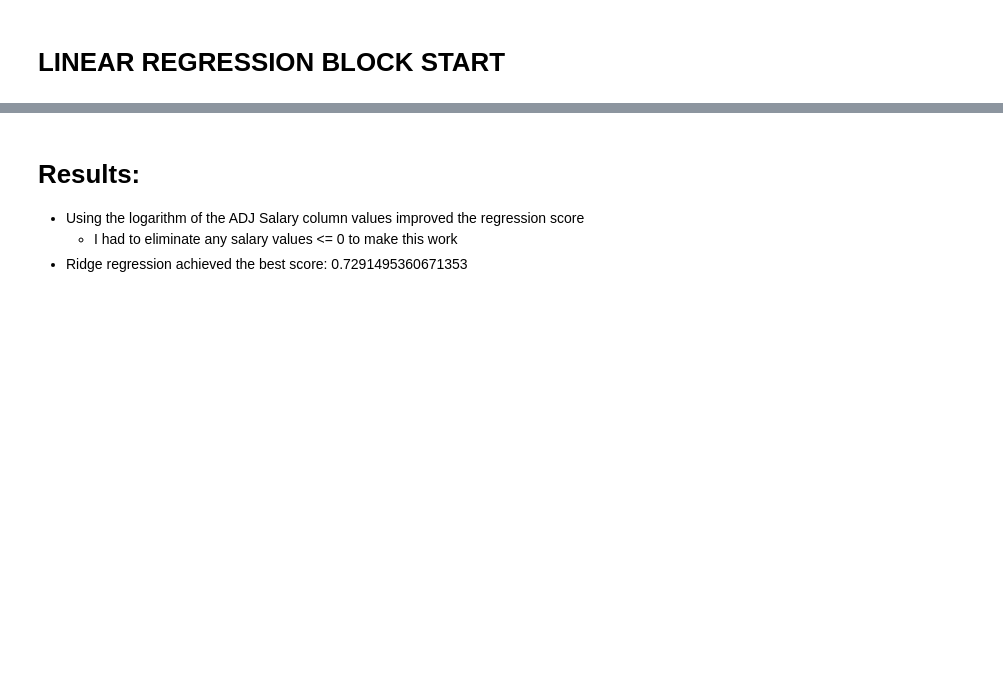
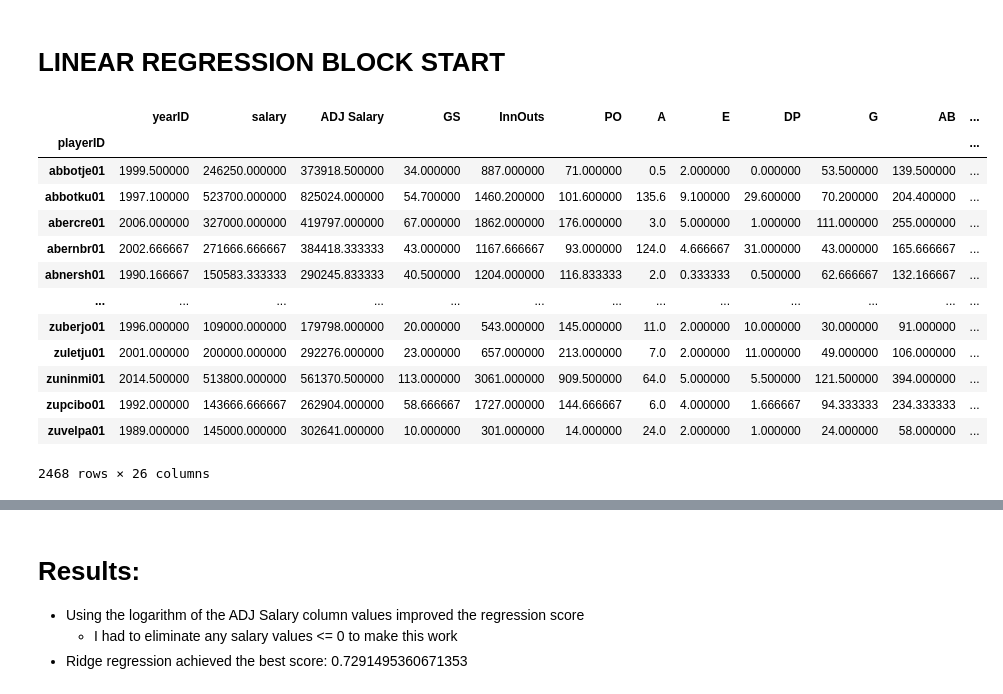
Before and after one commit to anyren/baseball_salary_analysis, a Jupyter notebook: delete_later/BILL_Copy_of_EDA_baseball_salaries_HITTERS_EXPERIMENTAL.ipynb, the cells around one changed output, grey strips where cells are left out. Cells and saved outputs as stored; diff of their text form; code cells hidden in the pictures; blank space fills up the shorter version.

```diff
--- a/delete_later/BILL_Copy_of_EDA_baseball_salaries_HITTERS_EXPERIMENTAL.ipynb
+++ b/delete_later/BILL_Copy_of_EDA_baseball_salaries_HITTERS_EXPERIMENTAL.ipynb
@@ -24,7 +24,7 @@ warnings.filterwarnings('ignore')
 def load_dataset():
     """ Reads dataset csv and returns pandas dataframe """
 
-    filepath = "Hitters_Adjusted_Salary.csv"
+    filepath = "D:\\PYTHON_PROJECTS_FALL2022\\.venv\\baseball_salary_analysis\\Hitters_Adjusted_Salary.csv"
 
     df = pd.read_csv(filepath, encoding="utf-8", low_memory=False)
 
@@ -318,2 +318,53 @@ loaded_df = loaded_df.loc[~(loaded_df["ADJ Salary"] <= 0), :]
+# %%
+df = loaded_df.copy()
+
+# totalhits = df["H"]
+# doubles = df["2B"]
+# triples = df["3B"]
+# homeruns = df["HR"]
+# atbats = df["AB"]
+# walks = df["BB"]
+# hit_by_pitch = df["HBP"]
+# sac_hits = df["SH"]
+# sac_flies = df["SF"]
+# singles = (totalhits - homeruns - triples - doubles)
+
+# df["slug_%"] = (singles + 2*doubles + 3*triples + 4*homeruns) / atbats
+# df["slug_%"] = df["slug_%"].fillna(0)
+# df["avg"] = totalhits / atbats
+# df["avg"] = df["avg"].fillna(0)
+# df["plate_appearances"] = atbats + walks + hit_by_pitch + sac_hits + sac_flies
+# df["avg"] = df["avg"].fillna(0)
+# df["on_base_%"] = (totalhits + walks + hit_by_pitch) / (atbats + walks + hit_by_pitch + sac_flies)
+# df["on_base_%"] = df["on_base_%"].fillna(0)
+# df["1B"] = singles
+# df["1B"] = df["1B"].fillna(0)
+
+df["ADJ Salary"] = df["ADJ Salary"].astype("int").round()
+
+# df["ADJ Salary"] = np.log(df["ADJ Salary"])
+
+df = df.dropna().reset_index(drop=True)
+
+agg_df = df.groupby(["playerID"]).mean()
+
+agg_df = agg_df.drop(columns=["Unnamed: 0"])
+
+agg_df
+# %% [output]
+|  | yearID | salary | ADJ Salary | GS | InnOuts | PO | A | E | DP | G | AB | ... |
+| playerID |  |  |  |  |  |  |  |  |  |  |  | ... |
+| abbotje01 | 1999.500000 | 246250.000000 | 373918.500000 | 34.000000 | 887.000000 | 71.000000 | 0.5 | 2.000000 | 0.000000 | 53.500000 | 139.500000 | ... |
+| abbotku01 | 1997.100000 | 523700.000000 | 825024.000000 | 54.700000 | 1460.200000 | 101.600000 | 135.6 | 9.100000 | 29.600000 | 70.200000 | 204.400000 | ... |
+| abercre01 | 2006.000000 | 327000.000000 | 419797.000000 | 67.000000 | 1862.000000 | 176.000000 | 3.0 | 5.000000 | 1.000000 | 111.000000 | 255.000000 | ... |
+| abernbr01 | 2002.666667 | 271666.666667 | 384418.333333 | 43.000000 | 1167.666667 | 93.000000 | 124.0 | 4.666667 | 31.000000 | 43.000000 | 165.666667 | ... |
+| abnersh01 | 1990.166667 | 150583.333333 | 290245.833333 | 40.500000 | 1204.000000 | 116.833333 | 2.0 | 0.333333 | 0.500000 | 62.666667 | 132.166667 | ... |
+| ... | ... | ... | ... | ... | ... | ... | ... | ... | ... | ... | ... | ... |
+| zuberjo01 | 1996.000000 | 109000.000000 | 179798.000000 | 20.000000 | 543.000000 | 145.000000 | 11.0 | 2.000000 | 10.000000 | 30.000000 | 91.000000 | ... |
+| zuletju01 | 2001.000000 | 200000.000000 | 292276.000000 | 23.000000 | 657.000000 | 213.000000 | 7.0 | 2.000000 | 11.000000 | 49.000000 | 106.000000 | ... |
+| zuninmi01 | 2014.500000 | 513800.000000 | 561370.500000 | 113.000000 | 3061.000000 | 909.500000 | 64.0 | 5.000000 | 5.500000 | 121.500000 | 394.000000 | ... |
+| zupcibo01 | 1992.000000 | 143666.666667 | 262904.000000 | 58.666667 | 1727.000000 | 144.666667 | 6.0 | 4.000000 | 1.666667 | 94.333333 | 234.333333 | ... |
+| zuvelpa01 | 1989.000000 | 145000.000000 | 302641.000000 | 10.000000 | 301.000000 | 14.000000 | 24.0 | 2.000000 | 1.000000 | 24.000000 | 58.000000 | ... |
+2468 rows × 26 columns
 # %%
 loaded_df.info()
```
Also changed, not shown: parts of 9 cells of this notebook, 25 other files.
